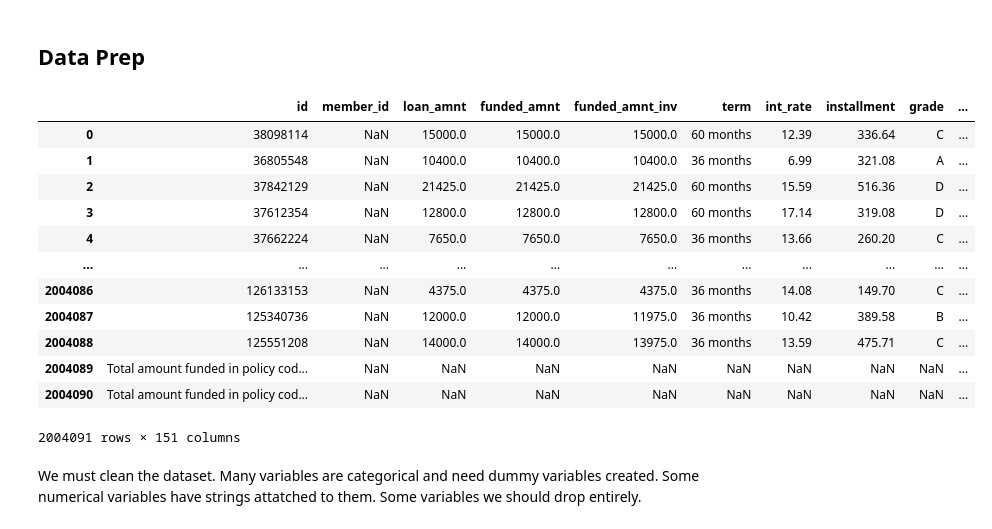
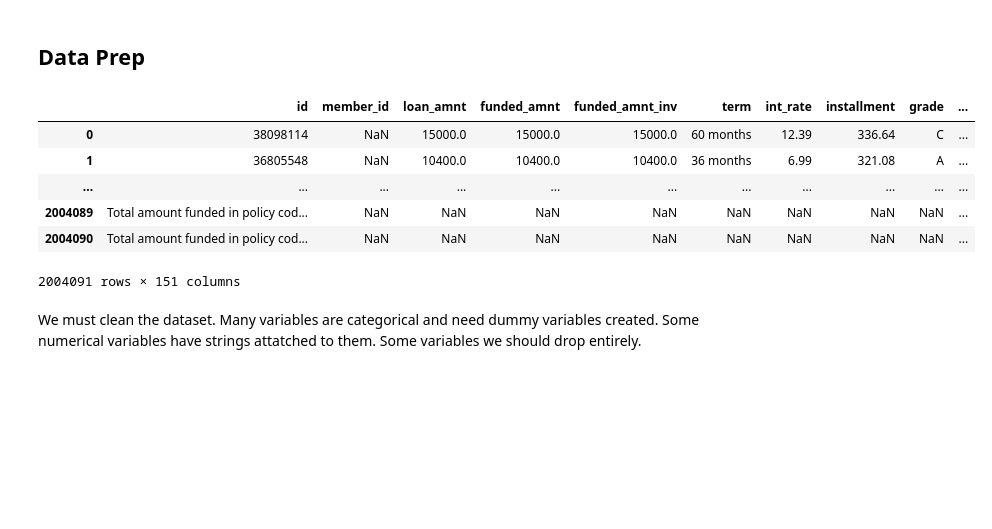
Before and after one commit to tmaounis/cs109a-LendingClub, a Jupyter notebook: models.ipynb, the cells around one changed output. Cells and saved outputs as stored; diff of their text form; code cells hidden in the pictures; blank space fills up the shorter version.

```diff
--- a/models.ipynb
+++ b/models.ipynb
@@ -22,18 +22,12 @@ def print_row(df, row):
     for ctr,i in enumerate(df.iloc[row]):
         print (str(df.columns[ctr])+": "+str(i))
 # %%
-display_df(df_a_raw, 10)
+display_df(df_a_raw, 5)
 # %% [output]
 |  | id | member_id | loan_amnt | funded_amnt | funded_amnt_inv | term | int_rate | installment | grade | ... |
 | 0 | 38098114 | NaN | 15000.0 | 15000.0 | 15000.0 | 60 months | 12.39 | 336.64 | C | ... |
 | 1 | 36805548 | NaN | 10400.0 | 10400.0 | 10400.0 | 36 months | 6.99 | 321.08 | A | ... |
-| 2 | 37842129 | NaN | 21425.0 | 21425.0 | 21425.0 | 60 months | 15.59 | 516.36 | D | ... |
-| 3 | 37612354 | NaN | 12800.0 | 12800.0 | 12800.0 | 60 months | 17.14 | 319.08 | D | ... |
-| 4 | 37662224 | NaN | 7650.0 | 7650.0 | 7650.0 | 36 months | 13.66 | 260.20 | C | ... |
 | ... | ... | ... | ... | ... | ... | ... | ... | ... | ... | ... |
-| 2004086 | 126133153 | NaN | 4375.0 | 4375.0 | 4375.0 | 36 months | 14.08 | 149.70 | C | ... |
-| 2004087 | 125340736 | NaN | 12000.0 | 12000.0 | 11975.0 | 36 months | 10.42 | 389.58 | B | ... |
-| 2004088 | 125551208 | NaN | 14000.0 | 14000.0 | 13975.0 | 36 months | 13.59 | 475.71 | C | ... |
 | 2004089 | Total amount funded in policy cod... | NaN | NaN | NaN | NaN | NaN | NaN | NaN | NaN | ... |
 | 2004090 | Total amount funded in policy cod... | NaN | NaN | NaN | NaN | NaN | NaN | NaN | NaN | ... |
 2004091 rows × 151 columns
```
Also changed, not shown: parts of 15 cells of this notebook.
